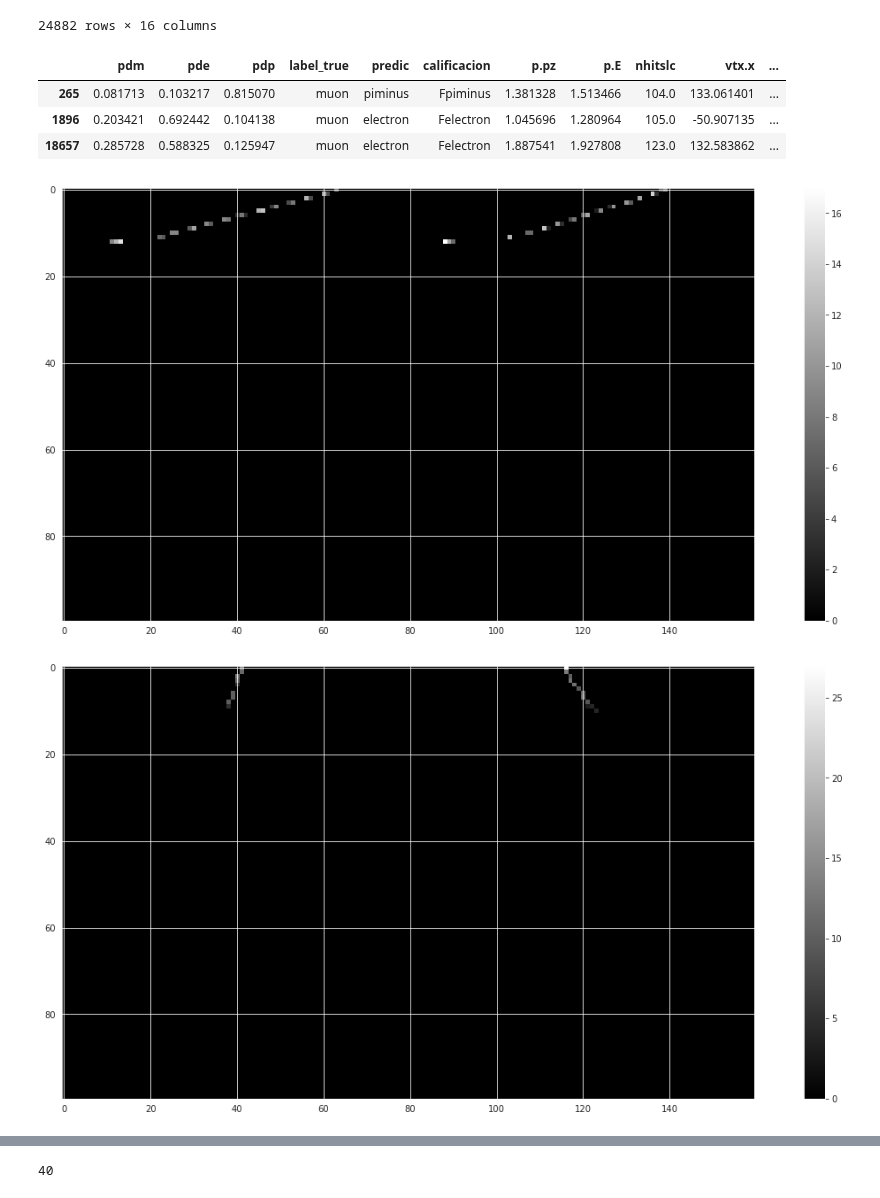
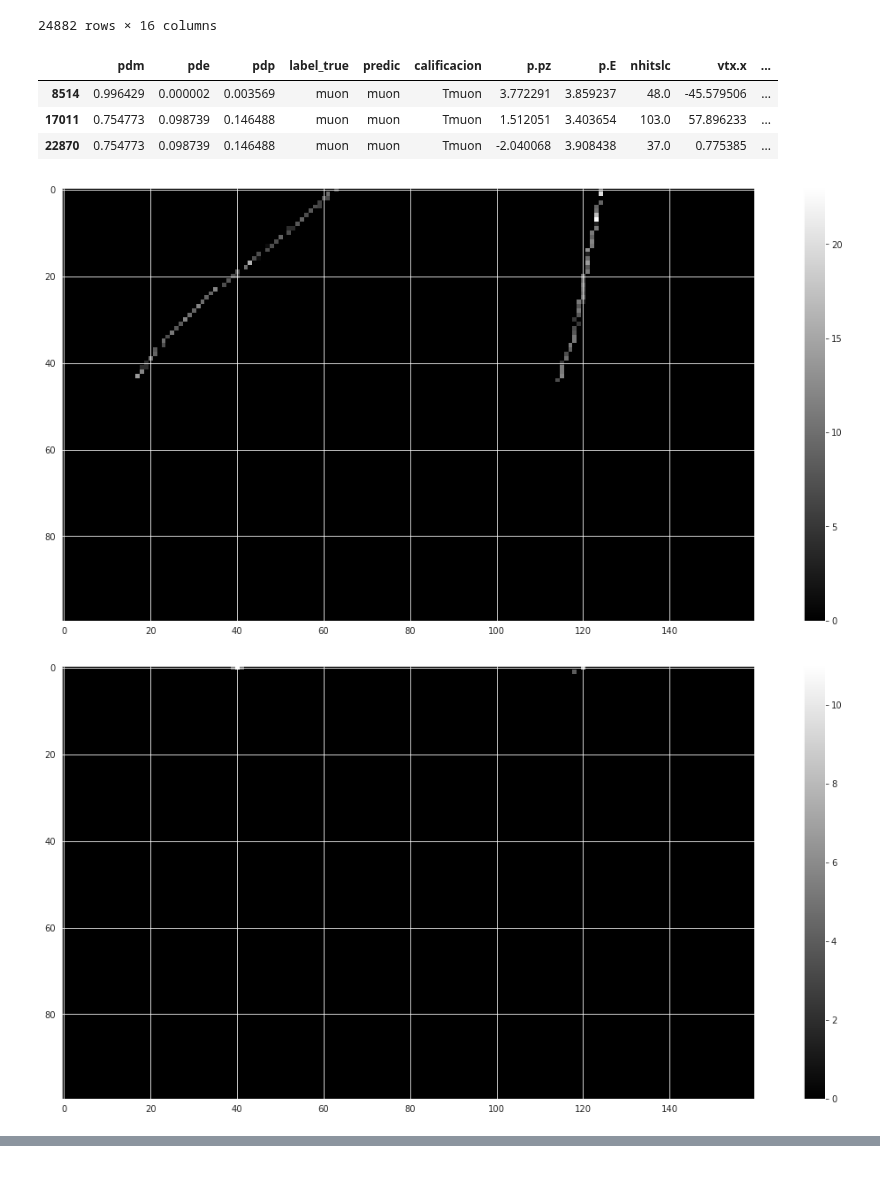
Before and after one commit to Arcrafa/nova, a Jupyter notebook: cvn2/view_pm.ipynb, the cells around one changed output, grey strips where cells are left out. Drawn from its saved outputs; the diff is of its cells as text; code cells hidden in the pictures.

```diff
--- a/cvn2/view_pm.ipynb
+++ b/cvn2/view_pm.ipynb
@@ -64,28 +64,36 @@ dfpred
 | 24881 | 0.000036 | 0.999696 | 0.000268 | electron | electron | Telectron | -0.878991 | 2.604935 | 77.0 | 40.007256 | ... |
 24882 rows × 16 columns
 # %%
+#caso 1
+#dfpred=dfpred[dfpred['label_true']=='muon']
+#dfpred=dfpred[dfpred['nhitslc']>100]
+#dfpred=dfpred[dfpred['pdm']<0.3]
+#caso 2
+#dfpred=dfpred[dfpred['label_true']=='muon']
+#dfpred=dfpred[dfpred['nhitslc']>150]
+#caso 3
 dfpred=dfpred[dfpred['label_true']=='muon']
-dfpred=dfpred[dfpred['nhitslc']>100]
-dfpred=dfpred[dfpred['pdm']<0.3]
+dfpred=dfpred[dfpred['p.E']>3]
+
 dfpred
 # %% [output]
 |  | pdm | pde | pdp | label_true | predic | calificacion | p.pz | p.E | nhitslc | vtx.x | ... |
-| 265 | 0.081713 | 0.103217 | 0.815070 | muon | piminus | Fpiminus | 1.381328 | 1.513466 | 104.0 | 133.061401 | ... |
-| 1896 | 0.203421 | 0.692442 | 0.104138 | muon | electron | Felectron | 1.045696 | 1.280964 | 105.0 | -50.907135 | ... |
-| 18657 | 0.285728 | 0.588325 | 0.125947 | muon | electron | Felectron | 1.887541 | 1.927808 | 123.0 | 132.583862 | ... |
+| 8514 | 0.996429 | 0.000002 | 0.003569 | muon | muon | Tmuon | 3.772291 | 3.859237 | 48.0 | -45.579506 | ... |
+| 17011 | 0.754773 | 0.098739 | 0.146488 | muon | muon | Tmuon | 1.512051 | 3.403654 | 103.0 | 57.896233 | ... |
+| 22870 | 0.754773 | 0.098739 | 0.146488 | muon | muon | Tmuon | -2.040068 | 3.908438 | 37.0 | 0.775385 | ... |
 # %%
 for i in dfpred.index:
     pm=f['pm'][i]
-    pm=pm.reshape((2,100,80,1))
+    pm=pm.reshape((2,100,80))
     pm=np.concatenate((pm[0].reshape((100,80)),pm[1].reshape((100,80))),axis = 1)
     pm = np.stack((pm,)*3, axis=-1)
     max=np.max(pm)
     pm= pm /max
     plt.imshow(pm,cmap='gray',vmin=0, vmax=max)
     plt.colorbar()
     plt.show()
     img = im.fromarray((pm * 255).astype(np.uint8))
     img.save('pm.jpg')
 # %% [output]
-[figure, old version]
+[figure, new version]
-[figure, old version]
+[figure, new version]
@@ -93,4 +100,0 @@ for i in dfpred.index:
-# %%
-print(max(f['pm'][0]))
-# %% [output]
-40
```
Also changed, not shown: parts of 3 cells of this notebook, 6 other files.
